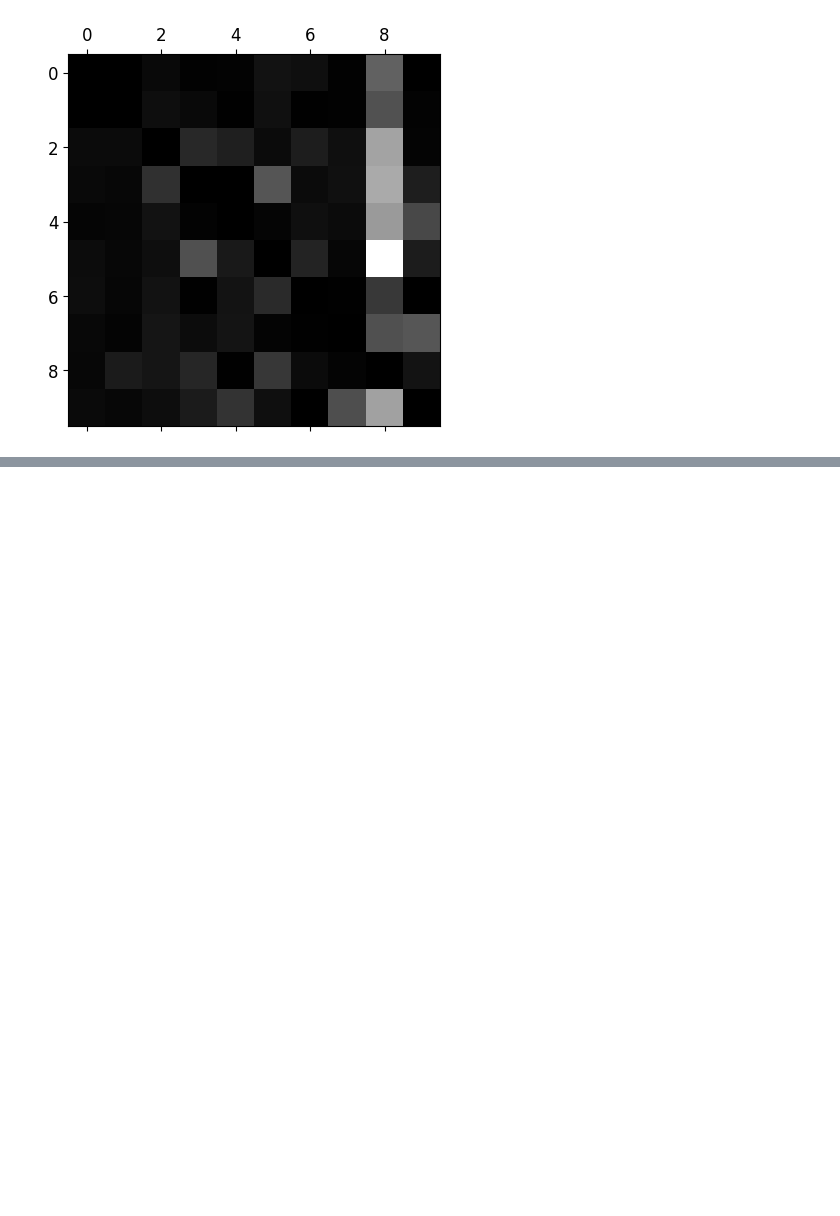
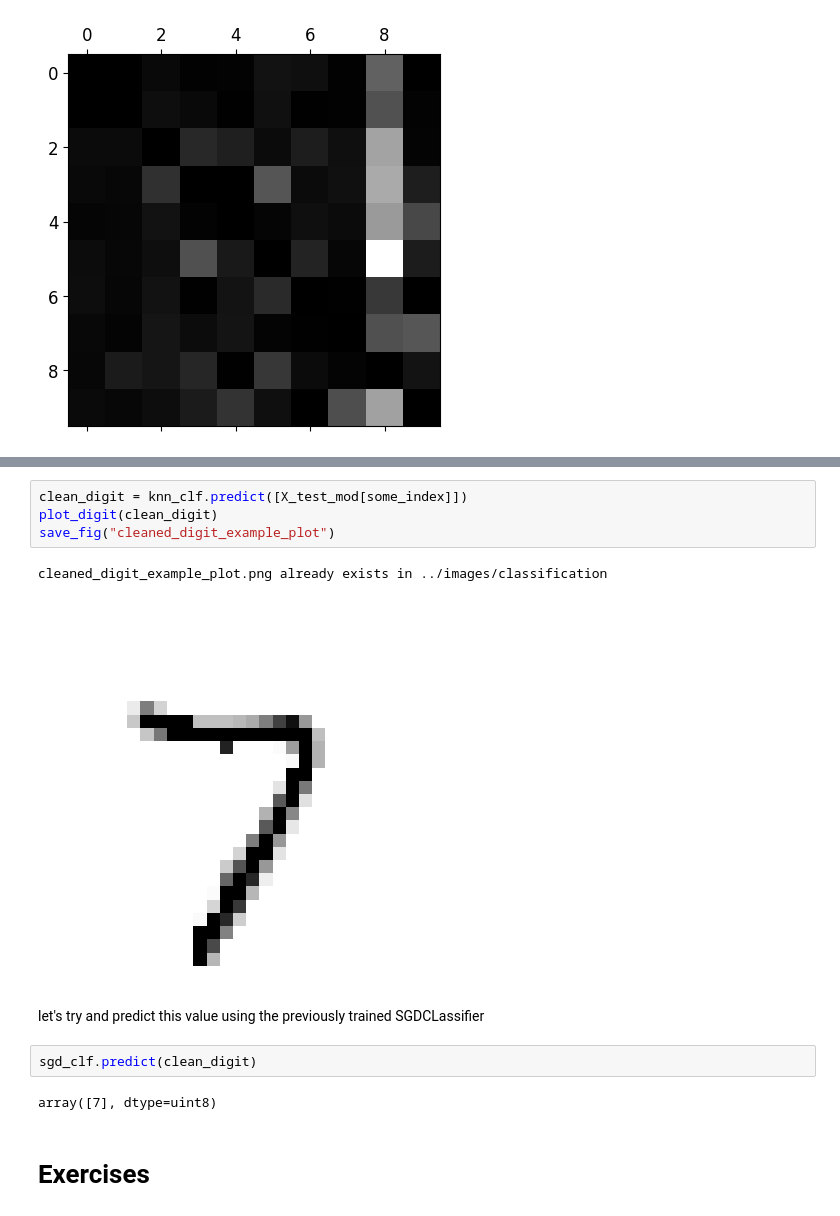
Before and after one commit to niciac/MachineLearning, a Jupyter notebook: hands_on_ml_2/notebooks/Chapter3_Classification_MNIST.ipynb, the cells around one changed output, grey strips where cells are left out. Drawn from its saved outputs; the diff is of its cells as text; blank space fills up the shorter version.

Commit message:
completed chapter and first exercise

```diff
--- a/hands_on_ml_2/notebooks/Chapter3_Classification_MNIST.ipynb
+++ b/hands_on_ml_2/notebooks/Chapter3_Classification_MNIST.ipynb
@@ -756,0 +825,15 @@ plt.show()
+# %%
+clean_digit = knn_clf.predict([X_test_mod[some_index]])
+plot_digit(clean_digit)
+save_fig("cleaned_digit_example_plot")
+# %% [output]
+cleaned_digit_example_plot.png already exists in ../images/classification
+[figure, added]
+# %% [markdown]
+let's try and predict this value using the previously trained SGDCLassifier
+# %%
+sgd_clf.predict(clean_digit)
+# %% [output]
+array([7], dtype=uint8)
+# %% [markdown]
+# Exercises
```
Also changed, not shown: parts of 24 cells of this notebook.
